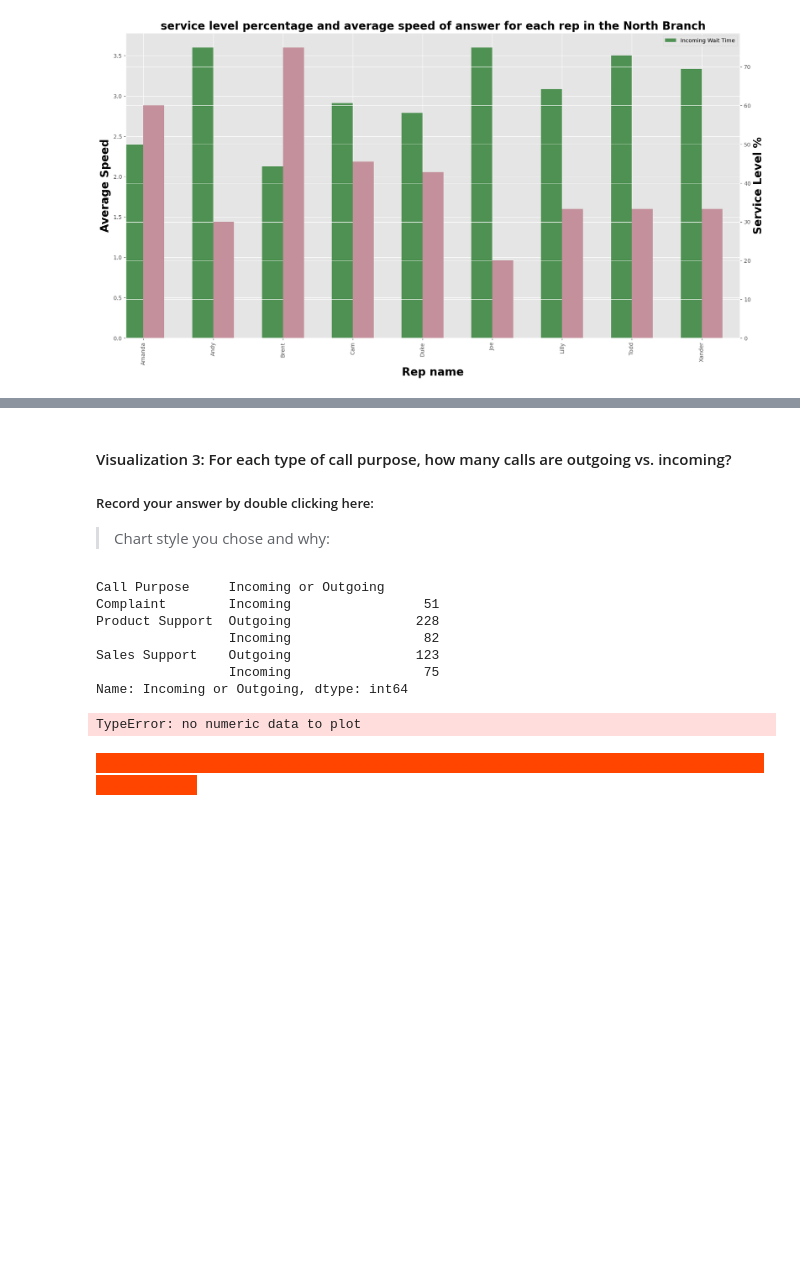
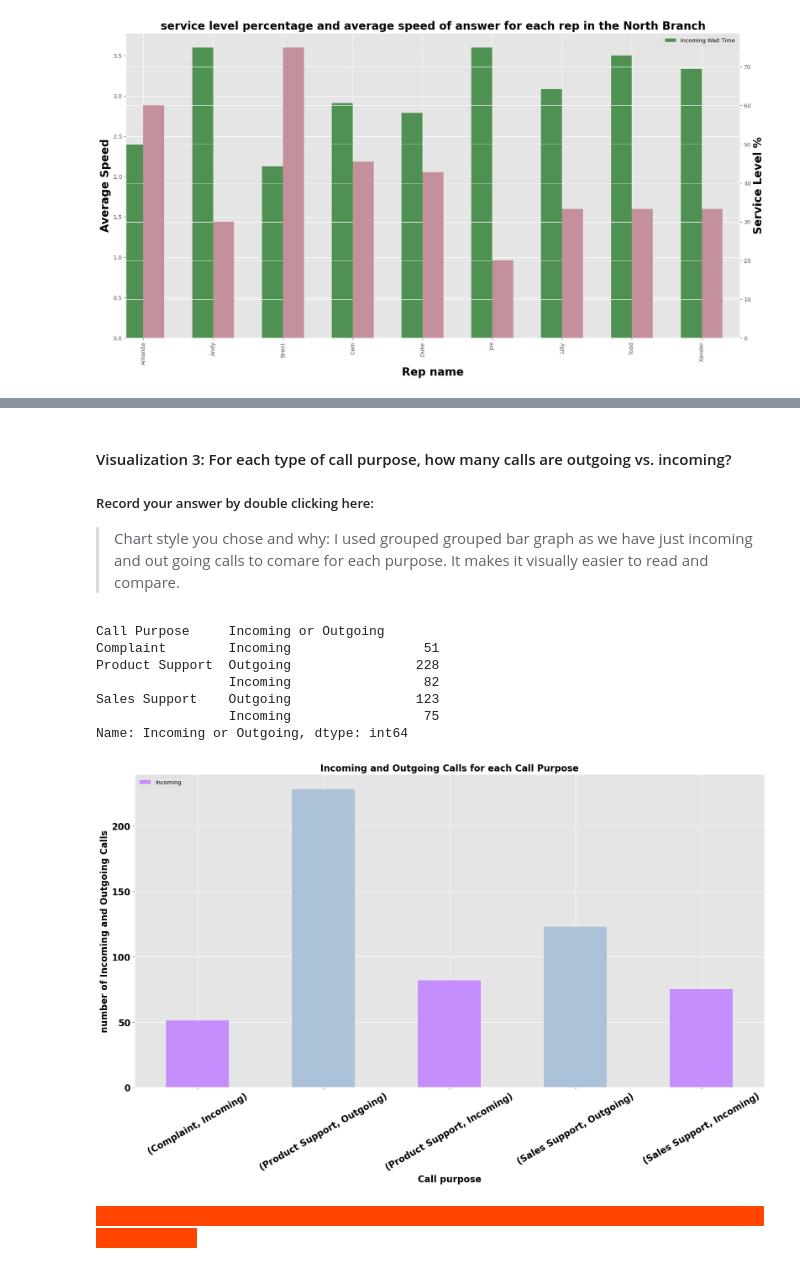
Before and after one commit to shilpasalil/call-center-cleanup-assignment, a Jupyter notebook: Call_Center_Cleanup.ipynb, the cells around one changed output, grey strips where cells are left out. Cells and saved outputs as stored; diff of their text form; code cells hidden in the pictures; blank space fills up the shorter version.

Commit message:
Data Visualization complete

```diff
--- a/Call_Center_Cleanup.ipynb
+++ b/Call_Center_Cleanup.ipynb
@@ -778,52 +778,43 @@ Xander        2        6        33.333333
 #### Visualization 3: For each type of call purpose, how many calls are outgoing vs. incoming?
 ##### Record your answer by double clicking here:
 
-> Chart style you chose and why:
+> Chart style you chose and why: I used grouped grouped bar graph as we have just incoming and out going calls to comare for each purpose. It makes it visually easier to read and compare.
 # %%
-# # Create visualization 3 here:
-# # The three dictionaries, complaints, sales_support, and product_support, have the information you need
-
-# purpose_group = df.groupby("Call Purpose")
-# call_purpose = ["Complaint", "Product Support", "Sales Support"]
-# purpose_counts = purpose_group["Incoming or Outgoing"].value_counts()
-# print(purpose_counts)
-
-# complaints = purpose_counts["Complaint"].to_dict()
-# sales_support = purpose_counts["Sales Support"].to_dict()
-# product_support = purpose_counts["Product Support"].to_dict()
-
 # Create visualization 3 here:
 # The three dictionaries, complaints, sales_support, and product_support, have the information you need
 
 purpose_group = df.groupby("Call Purpose")
 call_purpose = ["Complaint", "Product Support", "Sales Support"]
 purpose_counts = purpose_group["Incoming or Outgoing"].value_counts()
 print(purpose_counts)
 
 complaints = purpose_counts["Complaint"].to_dict()
 sales_support = purpose_counts["Sales Support"].to_dict()
 product_support = purpose_counts["Product Support"].to_dict()
 
 #Your Code Here:
+width=0.2
+purpose_counts.plot.bar(color=['#c48efd', '#acc2d9'])
 
-d=pd.DataFrame(data).T
-d.plot(kind='bar', color=['#4323B9', '#DC2659'])
-plt.xlabel('Call Purpose', color = 'black', fontsize = 16, fontweight = 'bold')
-plt.ylabel('Incoming and Outgoing Calls', color = 'black', fontsize = 16, fontweight = 'bold')
-plt.title('Incoming and Outgoing Calls for Call Purpose', color = 'black', fontsize = 16, fontweight = 'bold')
-plt.legend(['Incoming', 'Outgoing'], loc = 'upper left', prop={'size': 30}, fontsize = 15)
-plt.xticks(color = 'black',fontsize=16, fontweight='bold')
+#d=pd.DataFrame(purpose_counts).T
+#d.plot(kind='bar', color=['#4323B9', '#DC2659'])
+plt.xlabel("Call purpose", color = 'black', fontsize = 16, fontweight = 'bold')
+plt.ylabel('number of Incoming and Outgoing Calls', color = 'black', fontsize = 16, fontweight = 'bold')
+plt.title('Incoming and Outgoing Calls for each Call Purpose', color = 'black', fontsize = 16, fontweight = 'bold')
+#plt.legend(['Incoming', 'Outgoing'], loc = 'upper left', prop={'size': 10}, fontsize = 10)
+plt.xticks(rotation=30, color = 'black',fontsize=16, fontweight='bold')
 plt.yticks(color = 'black',fontsize=16, fontweight='bold')
+
 plt.show()
 # %% [output]
 Call Purpose     Incoming or Outgoing
 Complaint        Incoming                 51
 Product Support  Outgoing                228
                  Incoming                 82
 Sales Support    Outgoing                123
                  Incoming                 75
 Name: Incoming or Outgoing, dtype: int64
-TypeError: no numeric data to plot
+[figure, added]
 # %% [markdown]
 <span style="background-color:orangered; color:orangered;">- - - - - - - - - - - - - - - - - - - - - - - - - - - - - - - - - - - - - - - - - - - - - - - - - - - - - - - - - - - - - - - - - - - - - - - - - - - - - - - - - - - - - - - - -</span>
 # %% [markdown]
```
Also changed, not shown: parts of 16 cells of this notebook, 1 other file.
